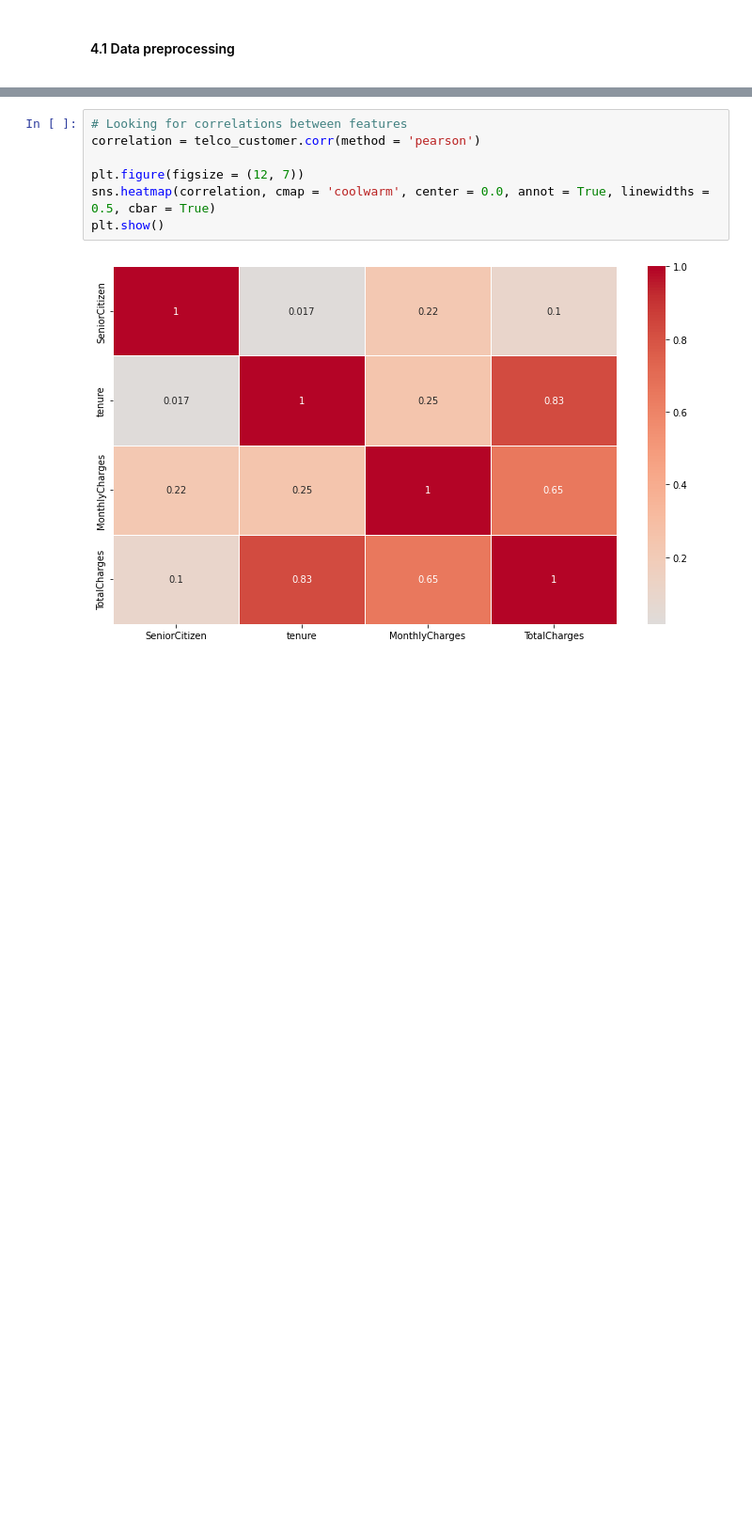
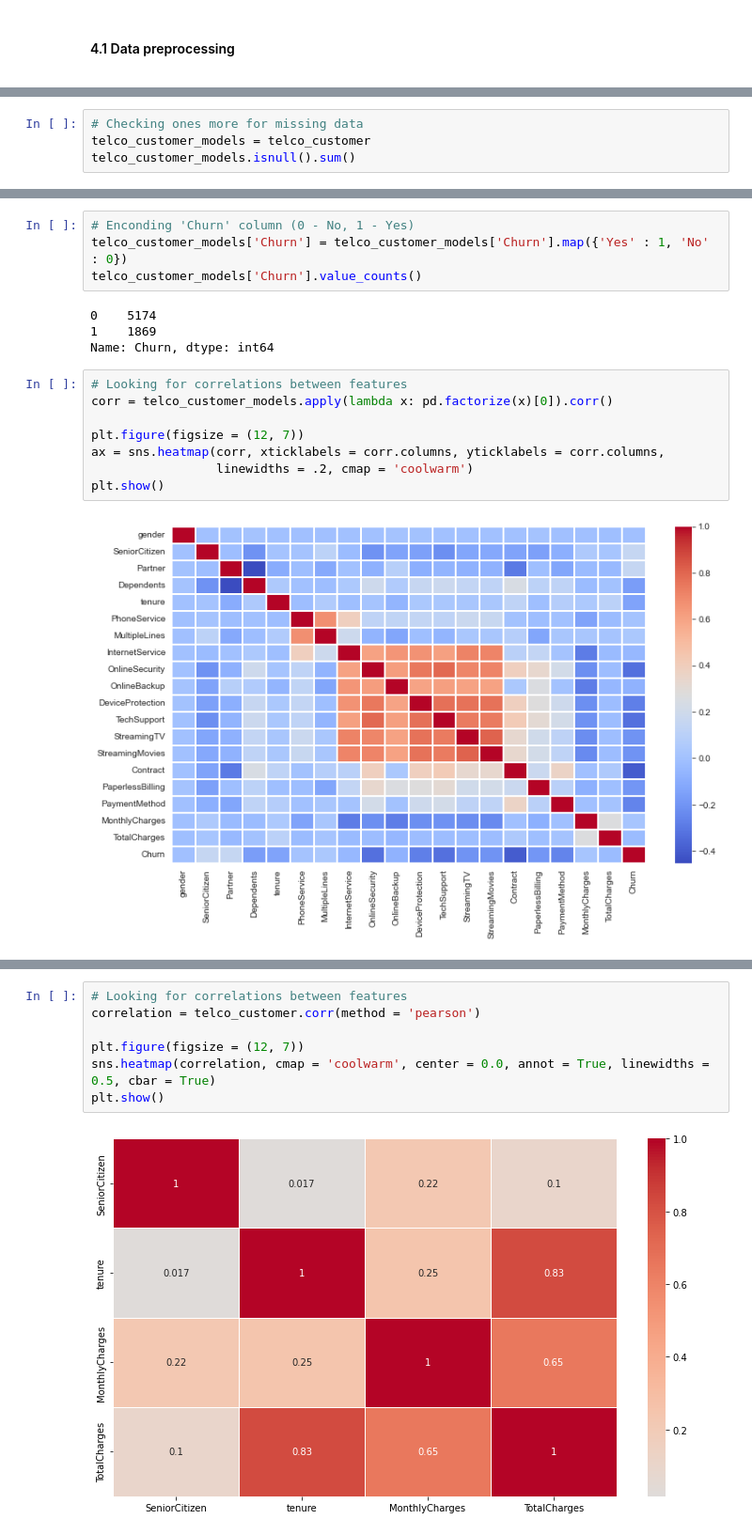
Before and after one commit to jacobolyst/Data_analysis-Data_science_portfolio, a Jupyter notebook: Telco Customer Churn Classification/Telco_Data_Mining.ipynb, the cells around one changed output, grey strips where cells are left out. Shown at 94% size. Cells and saved outputs as stored; diff of their text form; blank space fills up the shorter version.

```diff
--- a/Telco Customer Churn Classification/Telco_Data_Mining.ipynb
+++ b/Telco Customer Churn Classification/Telco_Data_Mining.ipynb
@@ -964,0 +988,4 @@ $\newline$
+# %%
+# Checking ones more for missing data
+telco_customer_models = telco_customer
+telco_customer_models.isnull().sum()
@@ -964,0 +1010,18 @@ $\newline$
+# %%
+# Enconding 'Churn' column (0 - No, 1 - Yes)
+telco_customer_models['Churn'] = telco_customer_models['Churn'].map({'Yes' : 1, 'No' : 0})
+telco_customer_models['Churn'].value_counts()
+# %% [output]
+0    5174
+1    1869
+Name: Churn, dtype: int64
+# %%
+# Looking for correlations between features
+corr = telco_customer_models.apply(lambda x: pd.factorize(x)[0]).corr()
+
+plt.figure(figsize = (12, 7))
+ax = sns.heatmap(corr, xticklabels = corr.columns, yticklabels = corr.columns,
+                 linewidths = .2, cmap = 'coolwarm')
+plt.show()
+# %% [output]
+[figure, added]
```
Also changed, not shown: parts of 29 cells of this notebook.
